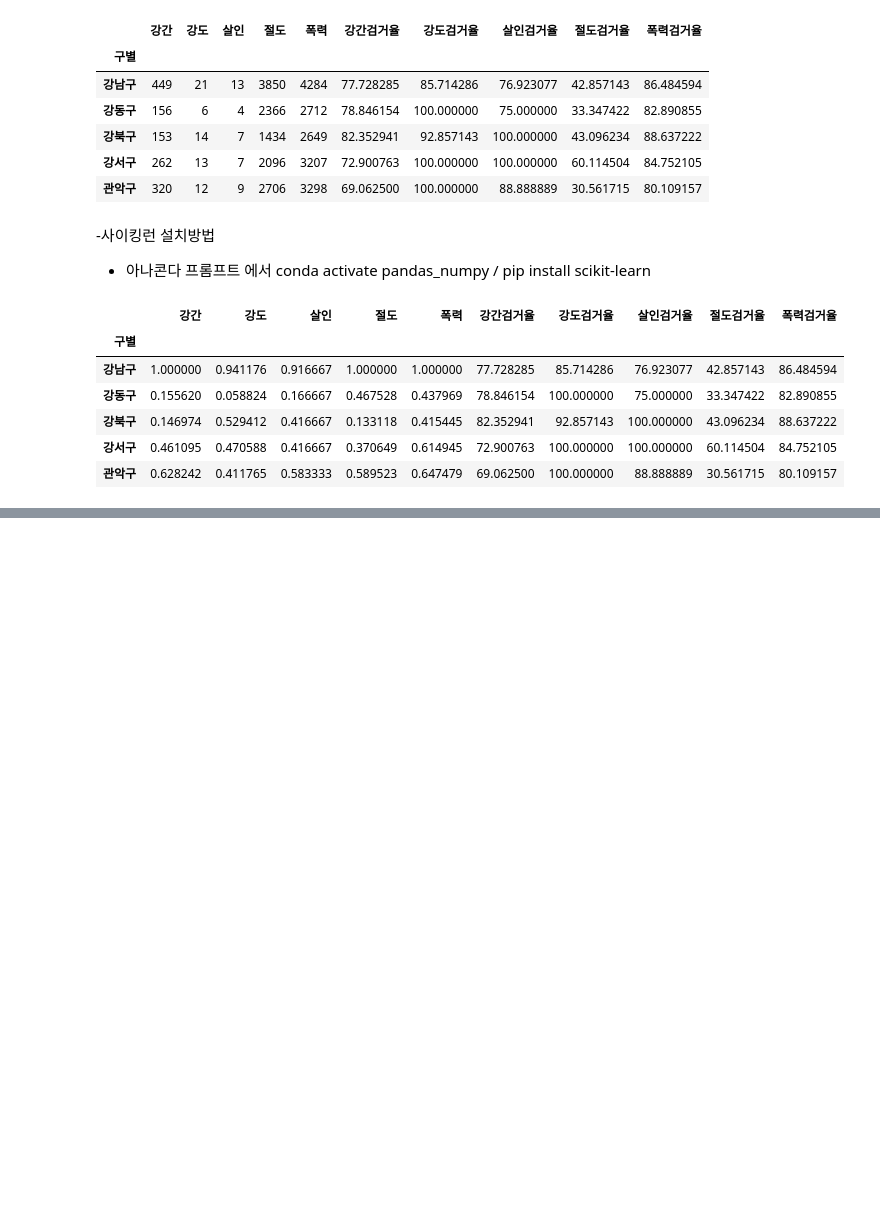
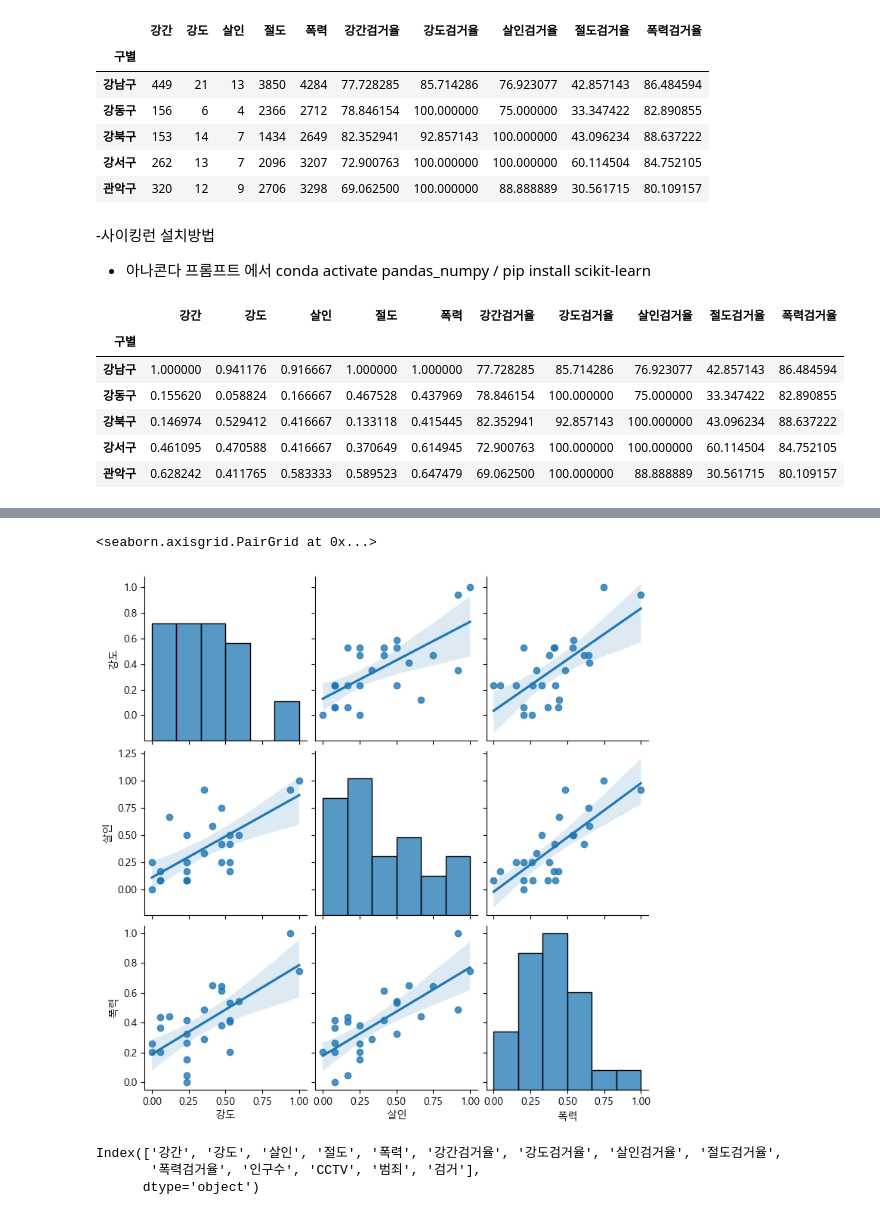
Before and after one commit to bb-bbb/homescape.com, a Jupyter notebook: part6/02.서울시 범죄 현황 분석.ipynb, the cells around one changed output, grey strips where cells are left out. Cells and saved outputs as stored; diff of their text form; code cells hidden in the pictures; blank space fills up the shorter version.

```diff
--- a/part6/02.서울시 범죄 현황 분석.ipynb
+++ b/part6/02.서울시 범죄 현황 분석.ipynb
@@ -485,0 +506,24 @@ import matplotlib.pyplot as plt
+# %%
+import matplotlib as mpl
+mpl.rcParams['font.family']='Malgun Gothic'
+mpl.rcParams['axes.unicode_minus'] =False
+# %%
+# 변수들의 관계를 확인 시각화
+# 강도, 살인, 폭력 변수관계 확인
+
+import seaborn as sns
+import matplotlib.pyplot as plt
+sns.pairplot(
+    crime_anal_norm,
+    vars=['강도','살인','폭력'],
+    kind = 'reg' # reg : 선형
+ )
+# %% [output]
+<seaborn.axisgrid.PairGrid at 0x...>
+[figure, added]
+# %%
+crime_anal_norm.columns
+# %% [output]
+Index(['강간', '강도', '살인', '절도', '폭력', '강간검거율', '강도검거율', '살인검거율', '절도검거율',
+       '폭력검거율', '인구수', 'CCTV', '범죄', '검거'],
+      dtype='object')
```
Also changed, not shown: parts of 18 cells of this notebook, 5 other files.
